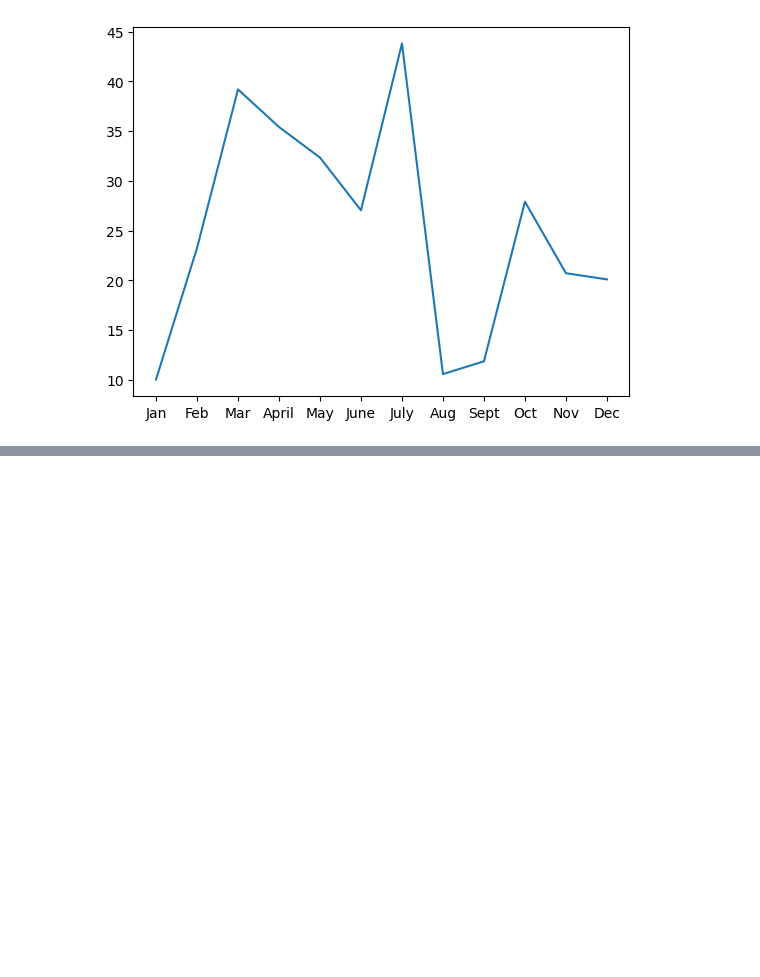
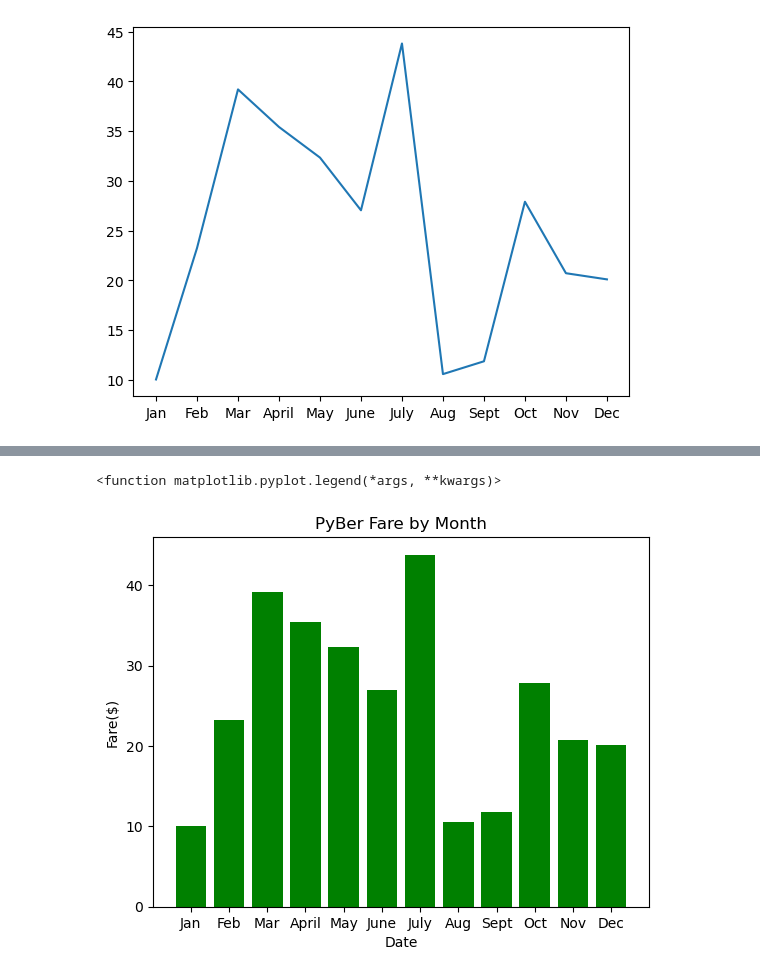
Before and after one commit to bhstarkey/PyBer_Analysis, a Jupyter notebook: matplotlib_practice.ipynb, the cells around one changed output, grey strips where cells are left out. Saved outputs shown, nothing was run; the diff lists cells and outputs as text; code cells hidden in the pictures; blank space fills up the shorter version.

```diff
--- a/matplotlib_practice.ipynb
+++ b/matplotlib_practice.ipynb
@@ -33,0 +61,13 @@ ax.plot(x_axis,y_axis)
+# %%
+# Creat the bar plot
+plt.bar(x_axis, y_axis, color="g", label="Boston")
+# Create labels for the x and y axes
+plt.xlabel("Date")
+plt.ylabel("Fare($)")
+# Create a title
+plt.title("PyBer Fare by Month")
+# Add the legend
+plt.legend
+# %% [output]
+<function matplotlib.pyplot.legend(*args, **kwargs)>
+[figure, added]
```
Also changed, not shown: parts of 7 cells of this notebook.
